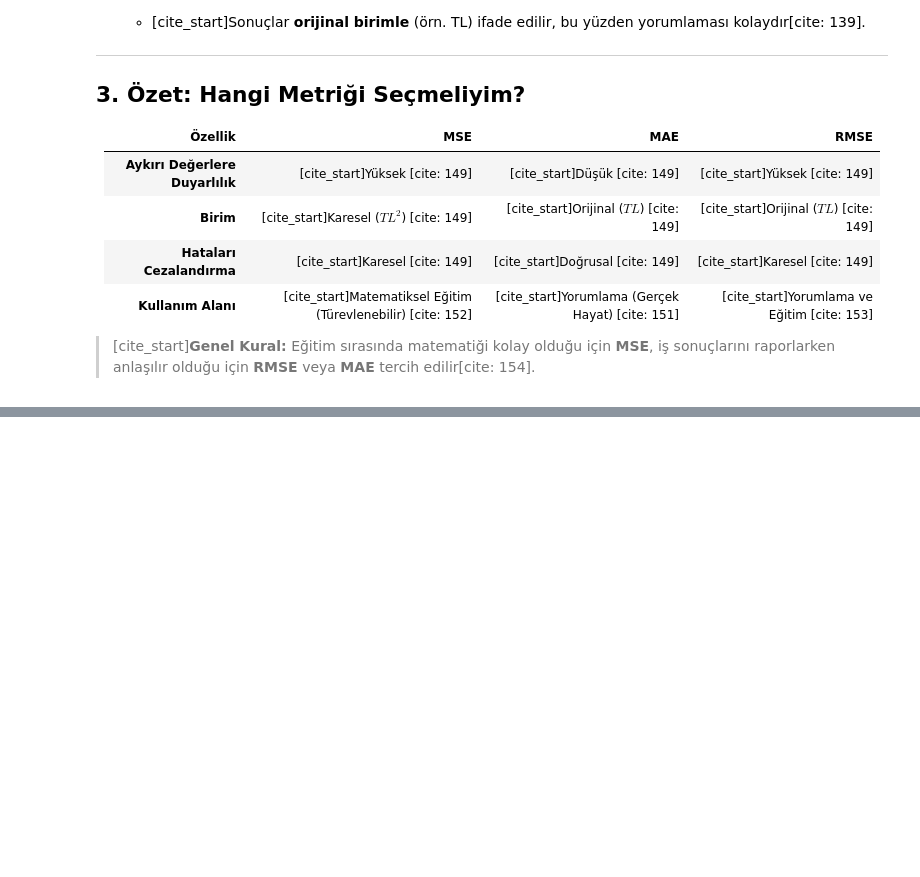
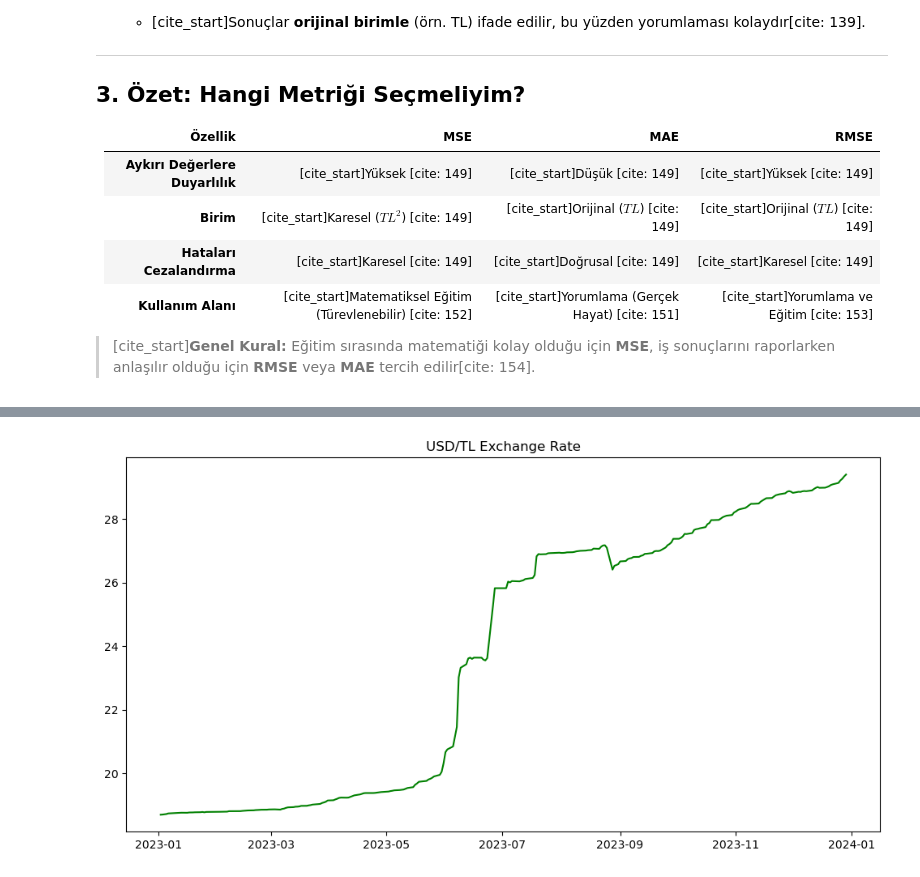
Before and after one commit to alyboii/at-lKurs, a Jupyter notebook: ML/Regression/SimpleMultipleLinnerRegressionSummary.ipynb, the cells around one changed output, grey strips where cells are left out. Drawn from its saved outputs; the diff is of its cells as text; code cells hidden in the pictures; blank space fills up the shorter version.

```diff
--- a/ML/Regression/SimpleMultipleLinnerRegressionSummary.ipynb
+++ b/ML/Regression/SimpleMultipleLinnerRegressionSummary.ipynb
@@ -284,0 +300,33 @@ Modelin yaptığı tahminlerin gerçek değerlerden ne kadar uzak olduğunu öl
+# %%
+import evds
+import pandas as pd
+import matplotlib.pyplot as plt
+
+api_key = "pXiYdnGS8o" # Make sure your key is here!
+evds_api = evds.evdsAPI(api_key)
+
+series_code = "TP.DK.USD.A.YTL"
+print("Downloading...")
+data = evds_api.get_data([series_code], startdate="01-01-2023", enddate="01-01-2024")
+df = pd.DataFrame(data)
+
+# --- DEBUGGING START ---
+print("Raw Columns from EVDS:", df.columns)
+# It is likely ['Tarih', 'TP_DK_USD_A_YTL'] (Underscores instead of dots!)
+# --- DEBUGGING END ---
+
+# SAFE FIX: Rename by position, not by name
+# We know Column 0 is Date, Column 1 is the Rate
+df.columns = ["Date", "USD_TL_Rate"]
+
+# Cleanup
+df["Date"] = pd.to_datetime(df["Date"], format="%d-%m-%Y")
+df.set_index("Date", inplace=True)
+df.dropna(inplace=True)
+
+# Plot
+plt.figure(figsize=(12, 6))
+plt.plot(df.index, df["USD_TL_Rate"], color='green')
+plt.title("USD/TL Exchange Rate")
+plt.show()
+# %% [output]
@@ -284,0 +335 @@ Modelin yaptığı tahminlerin gerçek değerlerden ne kadar uzak olduğunu öl
+[figure, added]
```
Also changed, not shown: parts of 2 cells of this notebook, 3 other files.
